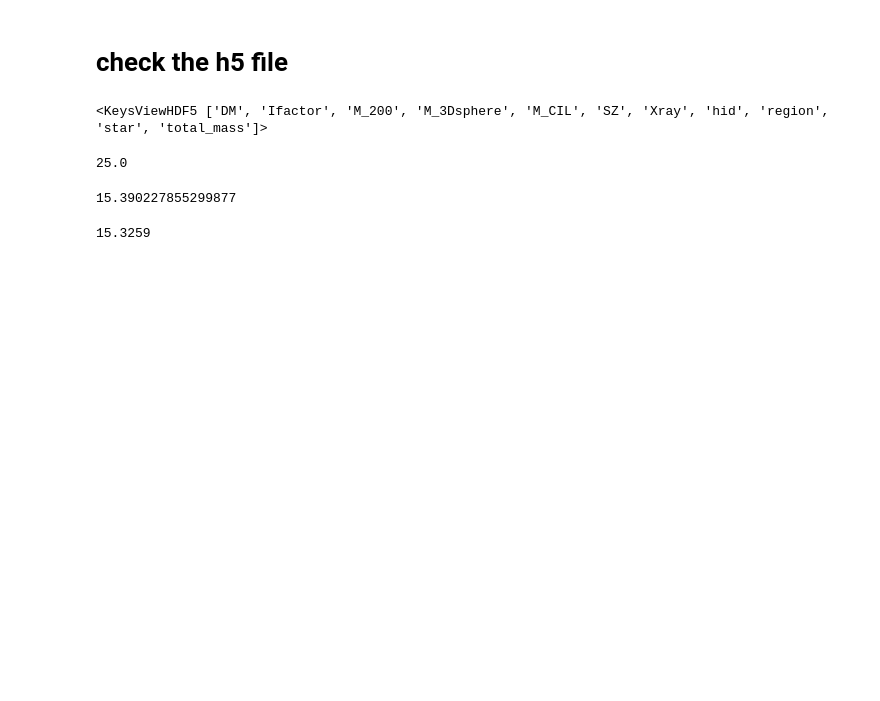
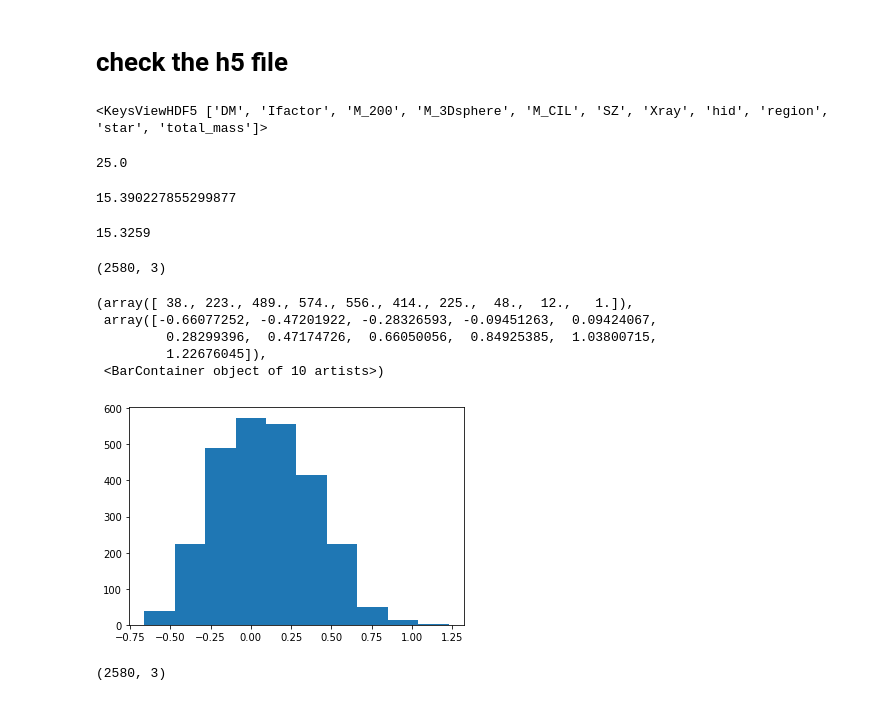
Before and after one commit to ddeandres/clusters2dmaps, a Jupyter notebook: Untitled.ipynb, the cells around one changed output. Saved outputs shown, nothing was run; the diff lists cells and outputs as text; code cells hidden in the pictures; blank space fills up the shorter version.

```diff
--- a/Untitled.ipynb
+++ b/Untitled.ipynb
@@ -123,0 +128,45 @@ df['M_3Dsphere'][0]
+# %%
+selecth.shape
+# %% [output]
+(2580, 3)
+# %%
+#-----------------------------------------------------------
+# COMPUTE THE CHI PARAMETER
+#-----------------------------------------------------------
+
+def chi(delta,fs):
+    return np.sqrt(2/((delta/0.1)**2+(fs/0.1)**2))
+
+##### load dataset
+params = np.loadtxt('/home2/weiguang/Project-300-Clusters/ML/DS_reselected_all_halos.txt')
+colums = 'rID[0] Hid[1]  R200: DS[2], eta[3], detla[4], fm[5], fm2[6];   R500: DS[7], eta[8], detla[9], fm[10], fm2[11]'
+
+##### set the important parameters for R=R_{200}
+eta = params[:,3]
+delta = params[:,4]
+fs1 = params[:,5] ## the sum of all substructure mass fraction
+fs2 = params[:,6] ## only for the most massive substructure
+#### for R = R_500
+eta500 = params[:,8]
+delta500 = params[:,9]
+fs500 = params[:,10]
+
+
+chi_parameter = chi(delta,fs1)
+# %%
+logchi = np.log10(chi_parameter)
+# %%
+import numpy as np
+import matplotlib.pyplot as plt
+plt.hist(logchi)
+# %% [output]
+(array([ 38., 223., 489., 574., 556., 414., 225.,  48.,  12.,   1.]),
+ array([-0.66077252, -0.47201922, -0.28326593, -0.09451263,  0.09424067,
+         0.28299396,  0.47174726,  0.66050056,  0.84925385,  1.03800715,
+         1.22676045]),
+ <BarContainer object of 10 artists>)
+[figure, added]
+# %%
+selecth.shape
+# %% [output]
+(2580, 3)
```
Also changed, not shown: parts of 6 cells of this notebook, 23 other files.
